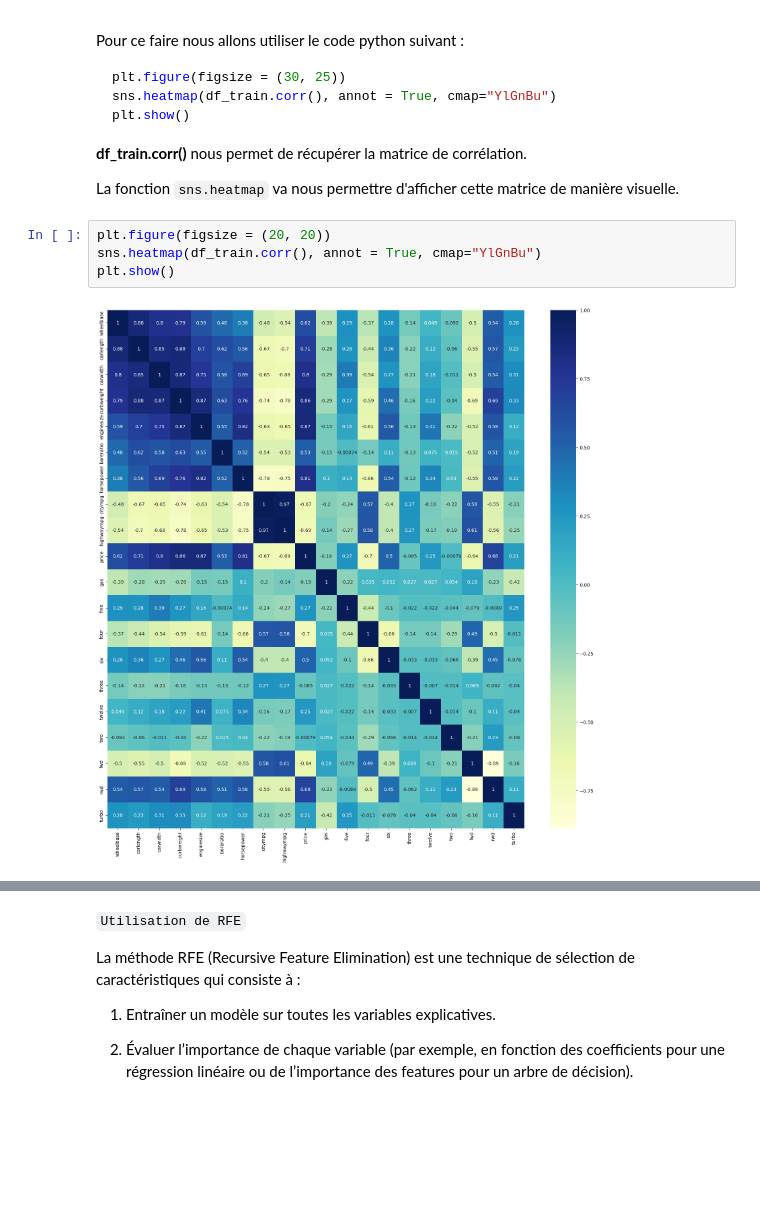
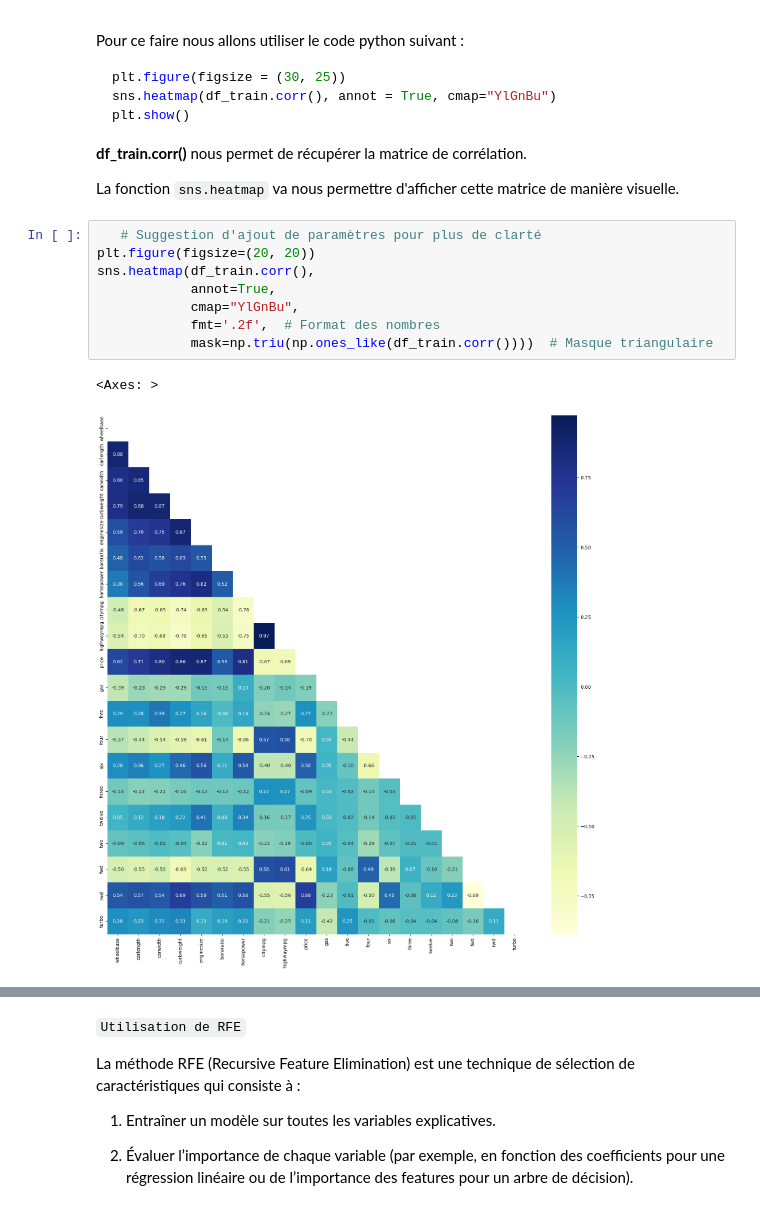
Before and after one commit to logan974/DataCupChallengeLoganFork, a Jupyter notebook: MasterClass_3/Cours3.ipynb, the cells around one changed output, grey strips where cells are left out. Saved outputs shown, nothing was run; the diff lists cells and outputs as text; blank space fills up the shorter version.

````diff
--- a/MasterClass_3/Cours3.ipynb
+++ b/MasterClass_3/Cours3.ipynb
@@ -1205,11 +1209,16 @@ plt.show()
 
 La fonction ```sns.heatmap``` va nous permettre d'afficher cette matrice de manière visuelle.
 # %%
-plt.figure(figsize = (20, 20))
-sns.heatmap(df_train.corr(), annot = True, cmap="YlGnBu")
-plt.show()
+   # Suggestion d'ajout de paramètres pour plus de clarté
+plt.figure(figsize=(20, 20))
+sns.heatmap(df_train.corr(),
+            annot=True,
+            cmap="YlGnBu",
+            fmt='.2f',  # Format des nombres
+            mask=np.triu(np.ones_like(df_train.corr())))  # Masque triangulaire
 # %% [output]
+<Axes: >
-[figure, old version]
+[figure, new version]
 # %% [markdown]
 On peut le voir avec l'images suivante:
 
````
Also changed, not shown: parts of 19 cells of this notebook.
